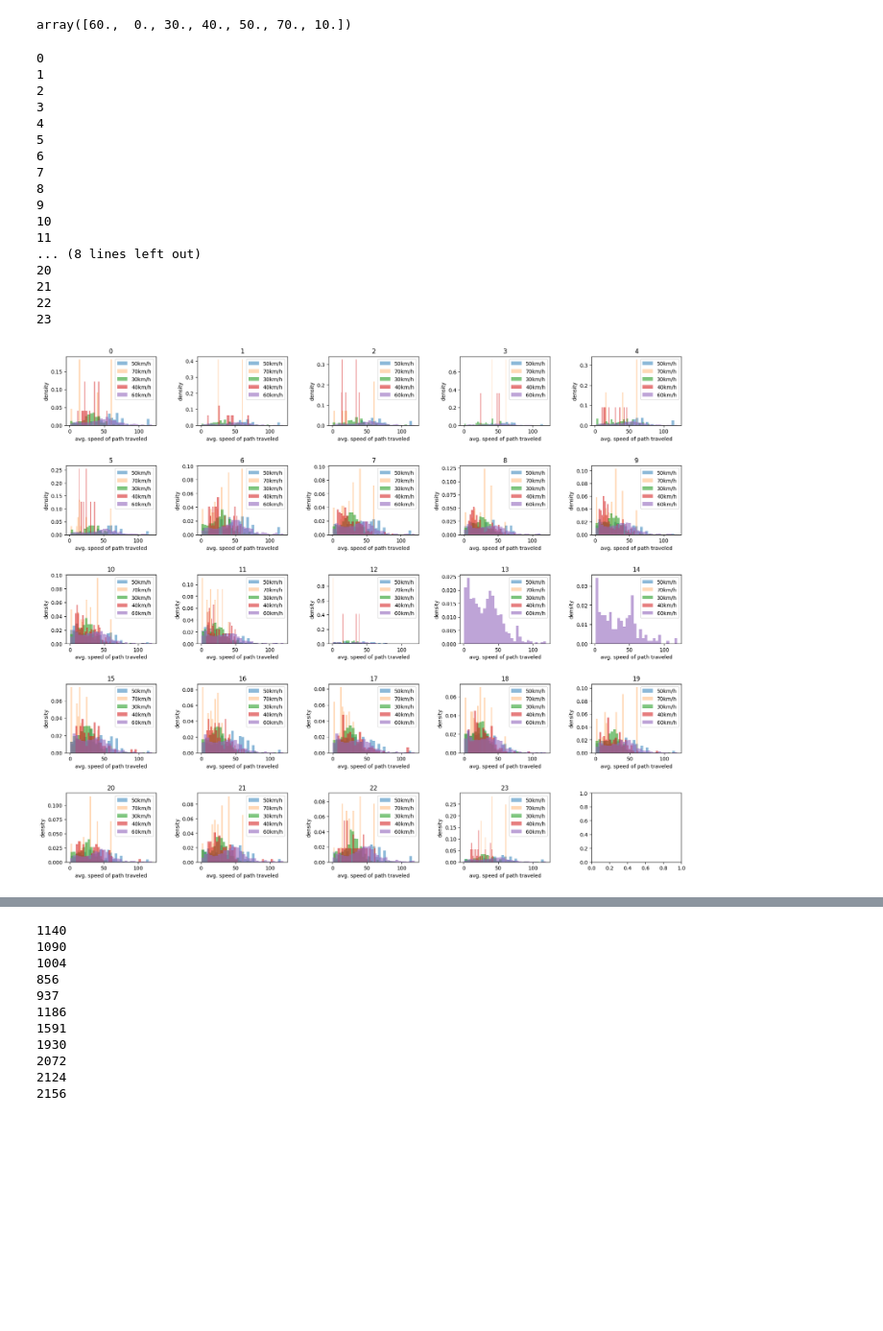
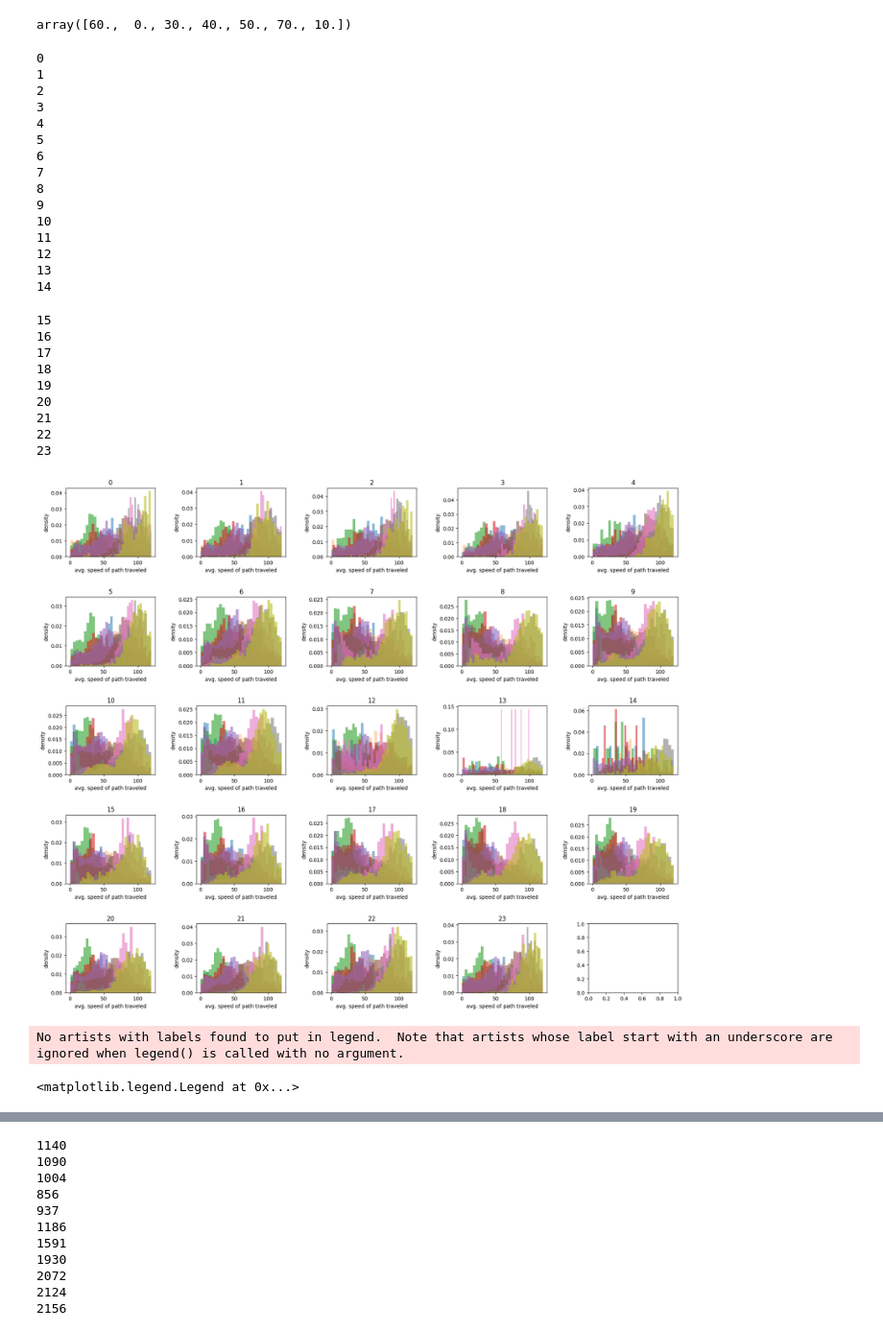
Before and after one commit to hyorim-h/SeoulTraffic, a Jupyter notebook: areachecking.ipynb, the cells around one changed output, grey strips where cells are left out. Shown at 96% size. Saved outputs shown, nothing was run; the diff lists cells and outputs as text; code cells hidden in the pictures; blank space fills up the shorter version.

```diff
--- a/areachecking.ipynb
+++ b/areachecking.ipynb
@@ -391,6 +386,10 @@ df40 = df[df['max_speed']==40]
 df50 = df[df['max_speed']==50]
 df60 = df[df['max_speed']==60]
 df70 = df[df['max_speed']==70]
+df80 = df[df['max_speed']==80]
+df90 = df[df['max_speed']==90]
+df100 = df[df['max_speed']==100]
+df110 = df[df['max_speed']==110]
 # %%
 tmp2['obu_id']
 # %% [output]
@@ -558,7 +569,7 @@ time50 = []
 for i in range(5):
     for j in range(5):
         # 각 subplot에 데이터나 그림을 추가하려면 axes[i, j]를 사용하면 됩니다.
-        tmp = df50[df50['hour']==time[counter]]
+        tmp = df80[df80['hour']==time[counter]]
         print(time[counter])
         tmp2 = tmp.groupby(['v_from_link_id', 'v_link_id', 'v_to_link_id']).agg({'obu_id':'count', 'speed':'mean'})
         time50.append(len(tmp2))
@@ -608,11 +619,11 @@ time70 = []
 for i in range(5):
     for j in range(5):
         # 각 subplot에 데이터나 그림을 추가하려면 axes[i, j]를 사용하면 됩니다.
-        tmp = df70[df70['hour']==time[counter]]
+        tmp = df60[df60['hour']==time[counter]]
         print(time[counter])
         tmp2 = tmp.groupby(['v_from_link_id', 'v_link_id', 'v_to_link_id']).agg({'obu_id':'count', 'speed':'mean'})
         time70.append(len(tmp2))
-        axes[i, j].scatter(tmp2['obu_id'], tmp2['speed'], s=5, c='navy')
+        axes[i, j].scatter(tmp2['obu_id'], tmp2['speed'], s=5)
         # axes[i, j].text(0.5, 0.5, str(counter), ha='center', va='center', fontsize=14)  # subplot 중앙에 숫자 텍스트 추가
         # axes[i, j].set_xticks([])  # x축 눈금 제거
         # axes[i, j].set_yticks([])  # y축 눈금 제거
@@ -754,6 +766,10 @@ for i in range(5):
         tmp50 = df50[df50['hour']==time[counter]]
         tmp60 = df60[df60['hour']==time[counter]]
         tmp70 = df70[df70['hour']==time[counter]]
+        tmp80 = df80[df80['hour']==time[counter]]
+        tmp90 = df90[df90['hour']==time[counter]]
+        tmp100 = df100[df100['hour']==time[counter]]
+        tmp110 = df110[df110['hour']==time[counter]]
 
         print(time[counter])
         # print(time[counter])
@@ -767,39 +783,51 @@ for i in range(5):
         axes[i, j].hist(tmp70['speed'], bins=30, alpha=0.3, density=True, label='70km/h')
         axes[i, j].hist(tmp30['speed'], bins=30, alpha=0.6, density=True, label='30km/h')
         axes[i, j].hist(tmp40['speed'], bins=30, alpha=0.6, density=True, label='40km/h')
         axes[i, j].hist(tmp60['speed'], bins=30, alpha=0.6, density=True, label='60km/h')
-
+        axes[i, j].hist(tmp80['speed'], bins=30, alpha=0.6, density=True, label='80km/h')
+        axes[i, j].hist(tmp90['speed'], bins=30, alpha=0.6, density=True, label='90km/h')
+        axes[i, j].hist(tmp100['speed'], bins=30, alpha=0.6, density=True, label='100km/h')
+        axes[i, j].hist(tmp110['speed'], bins=30, alpha=0.6, density=True, label='110km/h')
 
         axes[i, j].set_xlabel('avg. speed of path traveled')
         axes[i, j].set_ylabel('density')
         axes[i, j].set_title(time[counter])
-        axes[i, j].legend()
+
         # axes[i, j].set_xlim(0,1.5*max(tmp2['obu_id']))
         counter += 1  # 다음 숫자로 업데이트
         if counter == 24:
             break
 
 plt.tight_layout(pad=3)  # subplot들 간의 간격 조정
 plt.show()  # 그래프 표시
-
+plt.legend()
 
 # plt.hist(df['a'], bins=30, alpha=0.5, label='a')
 # %% [output]
 0
 1
 2
 3
 4
 5
 6
 7
 8
 9
 10
 11
-... (8 lines left out)
-20
-21
-22
-23
+12
+13
+14
+15
+16
+17
+18
+19
+20
+21
+22
+23
-[figure, old version]
+[figure, new version]
+No artists with labels found to put in legend.  Note that artists whose label start with an underscore are ignored when legend() is called with no argument.
+<matplotlib.legend.Legend at 0x...>
```
Also changed, not shown: parts of 10 cells of this notebook, 5 other files.
